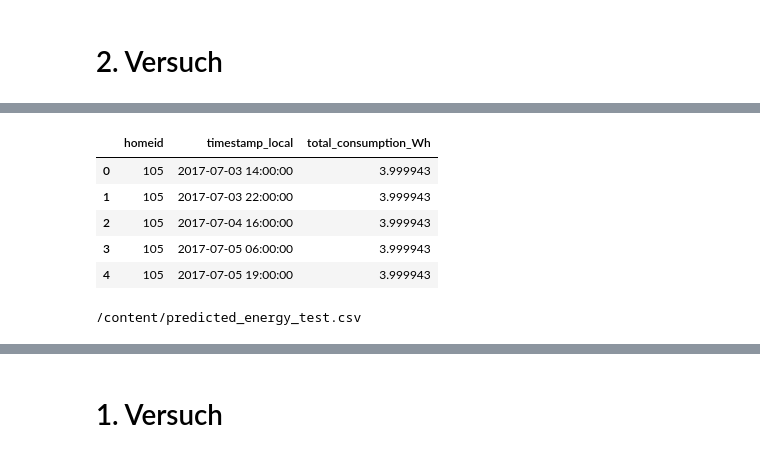
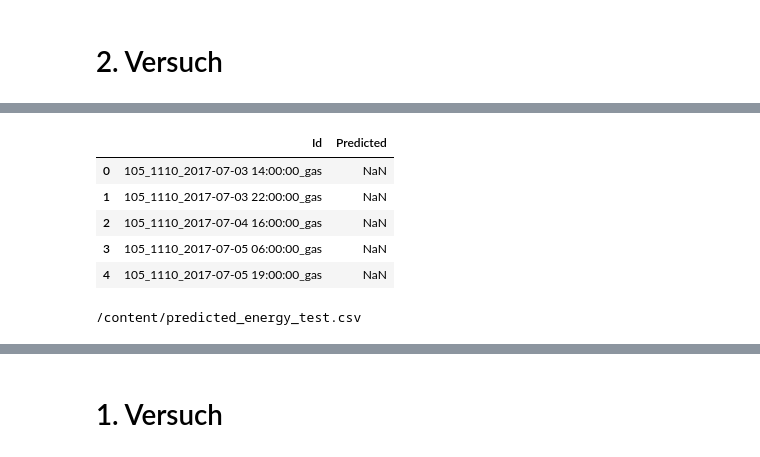
Before and after one commit to Julian200019/DataScience2024, a Jupyter notebook: Xmas_Challenge/ideal_eda.ipynb, the cells around one changed output, grey strips where cells are left out. Cells and saved outputs as stored; diff of their text form; code cells hidden in the pictures.

```diff
--- a/Xmas_Challenge/ideal_eda.ipynb
+++ b/Xmas_Challenge/ideal_eda.ipynb
@@ -274,0 +280,15 @@ energy_test["timestamp_local"] = pd.to_datetime(energy["timestamp_local"])
+# %%
+# Spalten mit _x umbenennen
+cols_to_rename = {col: col[:-2] for col in merged_data.columns if col.endswith('_x')}
+merged_data = merged_data.rename(columns=cols_to_rename)
+
+# Spalten mit _y löschen
+cols_to_drop = [col for col in merged_data.columns if col.endswith('_y')]
+merged_data = merged_data.drop(columns=cols_to_drop)
+
+# Update top_predictors to reflect renamed columns
+top_predictors = [col[:-2] if col.endswith(('_x', '_y')) else col for col in top_predictors]
+top_predictors = list(dict.fromkeys(top_predictors)) # Entfernt Duplikate unter Beibehaltung der Reihenfolge (Python 3.7+)
+
+print(merged_data.columns)
+print(top_predictors)
@@ -275,50 +411,43 @@ energy_test["timestamp_local"] = pd.to_datetime(energy["timestamp_local"])
 # %%
-# Formel für OLS-Modell
-formula = "total_consumption_Wh ~ " + " + ".join(top_predictors)
+# Erstelle eine neue Spalte 'type_original' mit den ursprünglichen Werten von 'type'
+energy_test_merged['type_original'] = energy_test_merged['type']
 
-# Modell erstellen und fitten
-mod = smf.ols(formula=formula, data=merged_data)
-mod = mod.fit()
-
-# Testdaten mergen
-energy_test_merged = pd.merge(energy_test, homes, on='homeid', how='left')
-if 'room_id' in energy_test.columns:
-    energy_test_merged = pd.merge(energy_test_merged, rooms, on='roomid', how='left')
-if 'person_id' in energy_test.columns:
-    energy_test_merged = pd.merge(energy_test_merged, persons, on='personid', how='left')
-if 'appliance_id' in energy_test.columns:
-    energy_test_merged = pd.merge(energy_test_merged, appliances, on='applianceid', how='left')
-if 'appliance_id' in energy_test_merged.columns:
-    energy_test_merged = pd.merge(energy_test_merged, other_appliances, on='applianceid', how='left')
-if 'timestamp' in energy_test_merged.columns:
-    energy_test_merged = pd.merge(energy_test_merged, weather, on='timestamp', how='left')
-
-# Convert 'type' column to numeric in energy_test_merged
+# Konvertiere 'type' in numerische Werte (0 und 1) und fülle NaN-Werte
 energy_test_merged['type'] = energy_test_merged['type'].map({'gas': 0, 'electricity': 1}).fillna(energy_test_merged['type'])
 
 # Ensure all predictor columns are numeric
 for predictor in top_predictors:
     energy_test_merged[predictor] = pd.to_numeric(energy_test_merged[predictor], errors='coerce')
 
 # Vorhersage auf Testdaten
 predictions = mod.predict(energy_test_merged[top_predictors])
 
-# Create a DataFrame with all predictions
-output = energy_test[['homeid', 'timestamp_local']].copy()  # Removed .head(100)
-output['total_consumption_Wh'] = predictions
+# Erstellung der Id-Spalte
+energy_test_merged['Id'] = energy_test_merged['homeid'].astype(str) + "_" + \
+                            energy_test_merged['roomid'].astype(str) + "_" + \
+                            energy_test_merged['timestamp_local'].astype(str) + "_" + \
+                            energy_test_merged['type_original'].astype(str)
+
+
+
+# Ausgabe nur mit Id und Vorhersagen
+output = pd.DataFrame({
+    'Id': energy_test_merged['Id'],
+    'Predicted': predictions
+})
 
 # Display the first few rows for preview
 display(output.head())  # Display only a few rows for preview
 
 # Create a download link for the complete CSV file
 from IPython.display import FileLink
-output.to_csv('predicted_energy_test.csv', index=False)
+output.to_csv('predicted_energy_test8.csv', index=False)
 display(FileLink('predicted_energy_test.csv'))
 # %% [output]
-|  | homeid | timestamp_local | total_consumption_Wh |
-| 0 | 105 | 2017-07-03 14:00:00 | 3.999943 |
-| 1 | 105 | 2017-07-03 22:00:00 | 3.999943 |
-| 2 | 105 | 2017-07-04 16:00:00 | 3.999943 |
-| 3 | 105 | 2017-07-05 06:00:00 | 3.999943 |
-| 4 | 105 | 2017-07-05 19:00:00 | 3.999943 |
+|  | Id | Predicted |
+| 0 | 105_1110_2017-07-03 14:00:00_gas | NaN |
+| 1 | 105_1110_2017-07-03 22:00:00_gas | NaN |
+| 2 | 105_1110_2017-07-04 16:00:00_gas | NaN |
+| 3 | 105_1110_2017-07-05 06:00:00_gas | NaN |
+| 4 | 105_1110_2017-07-05 19:00:00_gas | NaN |
 /content/predicted_energy_test.csv
```
Also changed, not shown: parts of 13 cells of this notebook.
